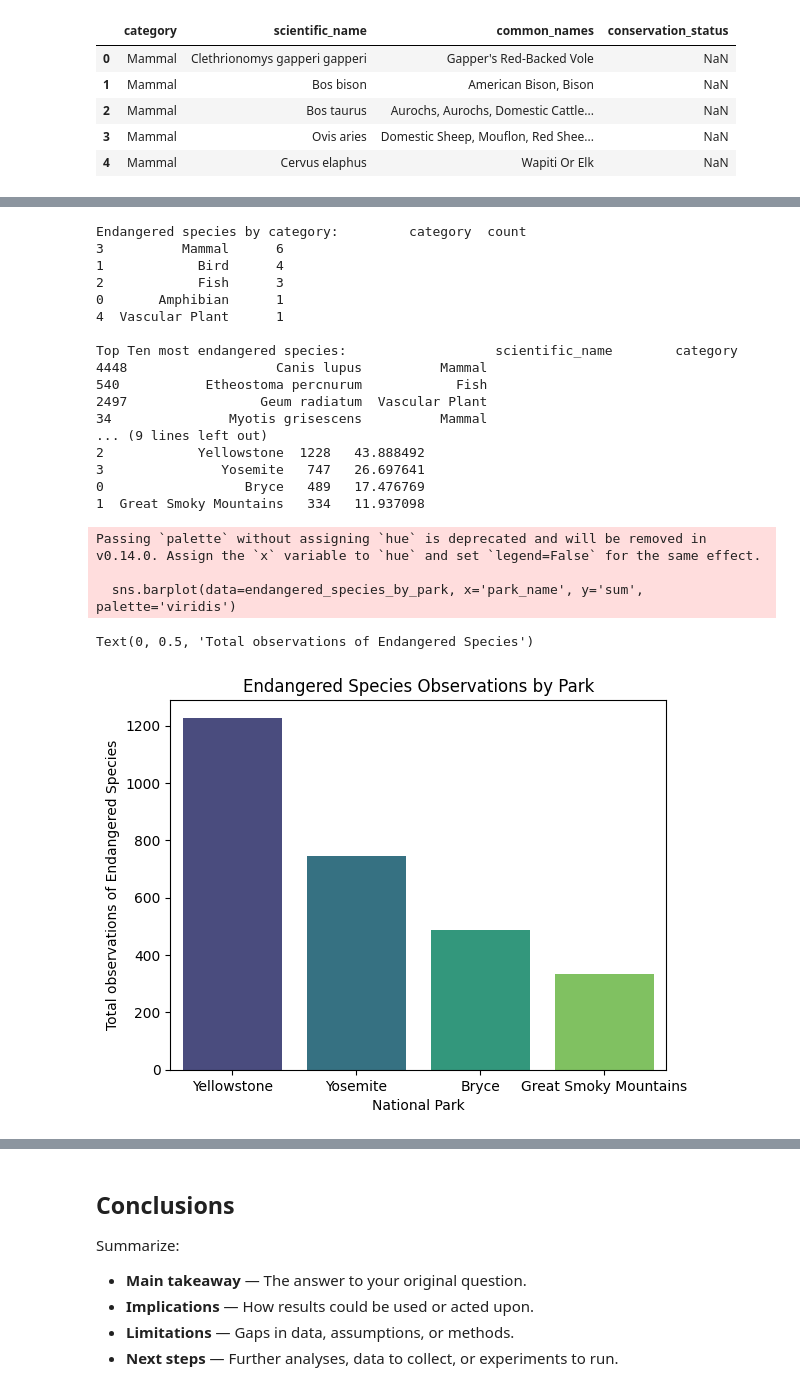
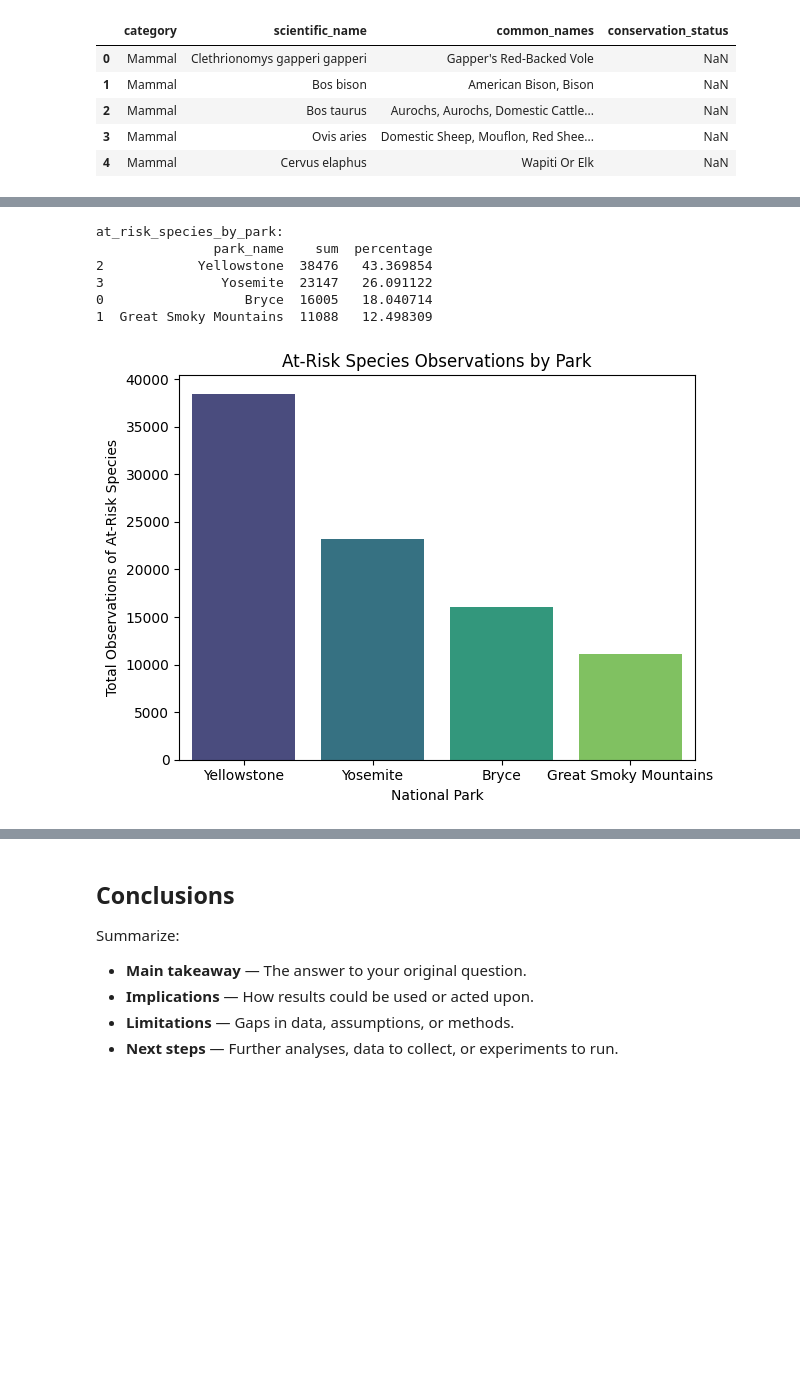
Before and after one commit to yoav-es/biodiversity, a Jupyter notebook: biodiversity.ipynb, the cells around one changed output, grey strips where cells are left out. Cells and saved outputs as stored; diff of their text form; code cells hidden in the pictures; blank space fills up the shorter version.

```diff
--- a/biodiversity.ipynb
+++ b/biodiversity.ipynb
@@ -107,6 +129,8 @@ observations.drop_duplicates(inplace=True)
 # fill NaN values in the 'conservation_status' column with 'Unknown'
 species['conservation_status'] = species['conservation_status'].fillna('Unknown')
 
+# Clean park names by removing 'National Park' suffix
+observations['park_name'] = observations['park_name'].str.replace(' National Park', '', regex=True)
 # check for duplicates in the 'species_info' DataFrame - where category and scientific_name are the same
 dup_mask = species[species.duplicated(subset=["category", "scientific_name"], keep=False)].sort_values(by=["scientific_name"])
 species = species.drop_duplicates(subset=["category", "scientific_name"], keep='last')
@@ -225,45 +353,36 @@ The top ten most endangered species in this data set are:
 # %%
-endangered_species = species[species['conservation_status'] == 'Endangered'].groupby('category').size().reset_index(name='count').sort_values(
-    by='count', ascending=False)
+# Filter observations to *all at-risk* species
+at_risk_species_by_park = observations[
+    observations['scientific_name'].isin(at_risk_species_df['scientific_name'])
+].groupby('park_name')['observations'].sum().reset_index(name='sum') \
+ .sort_values(by='sum', ascending=False)
 
-print(f"Endangered species by category:{endangered_species}\n")
 
-print(f"Top Ten most endangered species:{species[species[
-    'conservation_status'] == 'Endangered'].nlargest(10, 'observations')[['scientific_name', 'category']]}\n")
+# Percentage of total observations that are at-risk
+at_risk_species_by_park['percentage'] = (
+    at_risk_species_by_park['sum'] * 100 / at_risk_species_by_park['sum'].sum()
+)
 
-endangered_species_by_park = observations[
-    observations['scientific_name'].isin(
-        species[species['conservation_status'] == 'Endangered']['scientific_name']
-    )
-].groupby('park_name')['observations'].sum().reset_index(name='sum').sort_values(by='sum', ascending=False)
-endangered_species_by_park['park_name'] = endangered_species_by_park['park_name'].str.replace(' National Park', '', regex=False)
-endangered_species_by_park['percentage'] = (endangered_species_by_park['sum'] * 100 / endangered_species_by_park['sum'].sum())
-print(f"endangered_species_by_park:\n{endangered_species_by_park}\n")
+print(f"at_risk_species_by_park:\n{at_risk_species_by_park}\n")
 
-sns.barplot(data=endangered_species_by_park, x='park_name', y='sum', palette='viridis')
-plt.title('Endangered Species Observations by Park')
+# Plot
+sns.barplot(
+    data=at_risk_species_by_park,
+    x='park_name',
+    y='sum',
+    palette='viridis',
+    hue='park_name'
+)
+plt.title('At-Risk Species Observations by Park')
 plt.xlabel('National Park')
-plt.ylabel('Total observations of Endangered Species')
+plt.ylabel('Total Observations of At-Risk Species')
+plt.tight_layout()
+plt.show()
 # %% [output]
-Endangered species by category:         category  count
-3          Mammal      6
-1            Bird      4
-2            Fish      3
-0       Amphibian      1
-4  Vascular Plant      1
-
-Top Ten most endangered species:                   scientific_name        category
-4448                   Canis lupus          Mammal
-540           Etheostoma percnurum            Fish
-2497                 Geum radiatum  Vascular Plant
-34               Myotis grisescens          Mammal
-... (9 lines left out)
-2            Yellowstone  1228   43.888492
-3               Yosemite   747   26.697641
-0                  Bryce   489   17.476769
-1  Great Smoky Mountains   334   11.937098
+at_risk_species_by_park:
+               park_name    sum  percentage
+2            Yellowstone  38476   43.369854
+3               Yosemite  23147   26.091122
+0                  Bryce  16005   18.040714
+1  Great Smoky Mountains  11088   12.498309
-Passing `palette` without assigning `hue` is deprecated and will be removed in v0.14.0. Assign the `x` variable to `hue` and set `legend=False` for the same effect.
-
-  sns.barplot(data=endangered_species_by_park, x='park_name', y='sum', palette='viridis')
-Text(0, 0.5, 'Total observations of Endangered Species')
-[figure, old version]
+[figure, new version]
```
Also changed, not shown: parts of 20 cells of this notebook.
